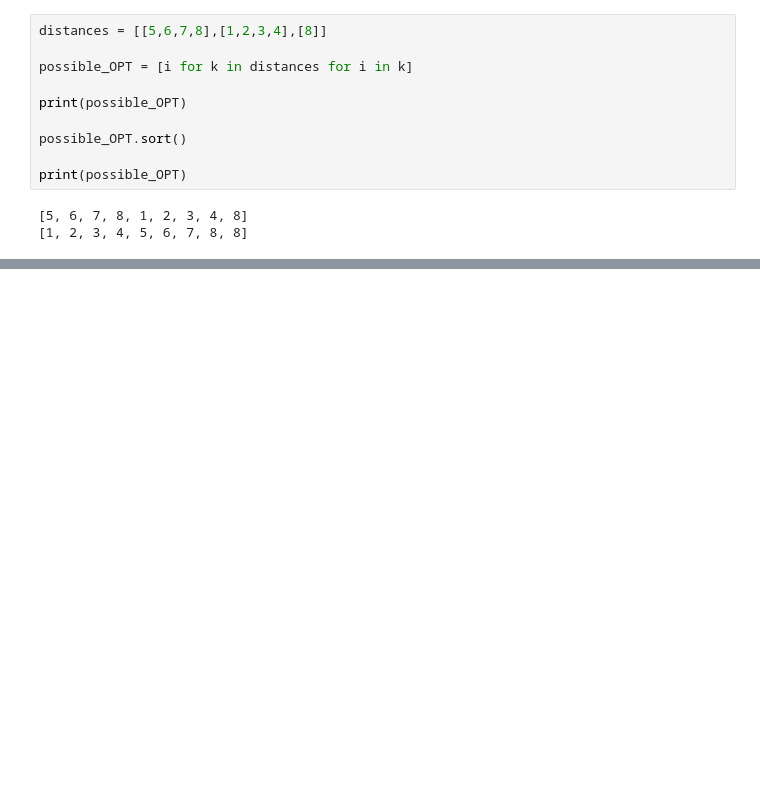
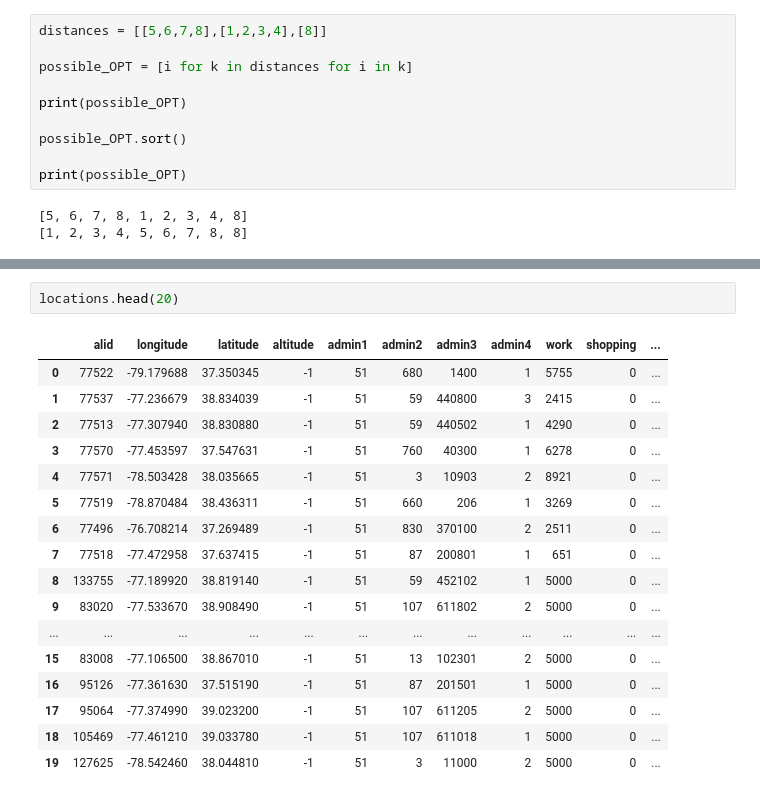
Before and after one commit to Ann924/Mobile-Facility, a Jupyter notebook: Untitled.ipynb, the cells around one changed output, grey strips where cells are left out. Drawn from its saved outputs; the diff is of its cells as text; blank space fills up the shorter version.

```diff
--- a/Untitled.ipynb
+++ b/Untitled.ipynb
@@ -118,0 +160,20 @@ print(possible_OPT)
+# %%
+locations.head(20)
+# %% [output]
+|  | alid | longitude | latitude | altitude | admin1 | admin2 | admin3 | admin4 | work | shopping | ... |
+| 0 | 77522 | -79.179688 | 37.350345 | -1 | 51 | 680 | 1400 | 1 | 5755 | 0 | ... |
+| 1 | 77537 | -77.236679 | 38.834039 | -1 | 51 | 59 | 440800 | 3 | 2415 | 0 | ... |
+| 2 | 77513 | -77.307940 | 38.830880 | -1 | 51 | 59 | 440502 | 1 | 4290 | 0 | ... |
+| 3 | 77570 | -77.453597 | 37.547631 | -1 | 51 | 760 | 40300 | 1 | 6278 | 0 | ... |
+| 4 | 77571 | -78.503428 | 38.035665 | -1 | 51 | 3 | 10903 | 2 | 8921 | 0 | ... |
+| 5 | 77519 | -78.870484 | 38.436311 | -1 | 51 | 660 | 206 | 1 | 3269 | 0 | ... |
+| 6 | 77496 | -76.708214 | 37.269489 | -1 | 51 | 830 | 370100 | 2 | 2511 | 0 | ... |
+| 7 | 77518 | -77.472958 | 37.637415 | -1 | 51 | 87 | 200801 | 1 | 651 | 0 | ... |
+| 8 | 133755 | -77.189920 | 38.819140 | -1 | 51 | 59 | 452102 | 1 | 5000 | 0 | ... |
+| 9 | 83020 | -77.533670 | 38.908490 | -1 | 51 | 107 | 611802 | 2 | 5000 | 0 | ... |
+| ... | ... | ... | ... | ... | ... | ... | ... | ... | ... | ... | ... |
+| 15 | 83008 | -77.106500 | 38.867010 | -1 | 51 | 13 | 102301 | 2 | 5000 | 0 | ... |
+| 16 | 95126 | -77.361630 | 37.515190 | -1 | 51 | 87 | 201501 | 1 | 5000 | 0 | ... |
+| 17 | 95064 | -77.374990 | 39.023200 | -1 | 51 | 107 | 611205 | 2 | 5000 | 0 | ... |
+| 18 | 105469 | -77.461210 | 39.033780 | -1 | 51 | 107 | 611018 | 1 | 5000 | 0 | ... |
+| 19 | 127625 | -78.542460 | 38.044810 | -1 | 51 | 3 | 11000 | 2 | 5000 | 0 | ... |
```
Also changed, not shown: parts of 12 cells of this notebook.
